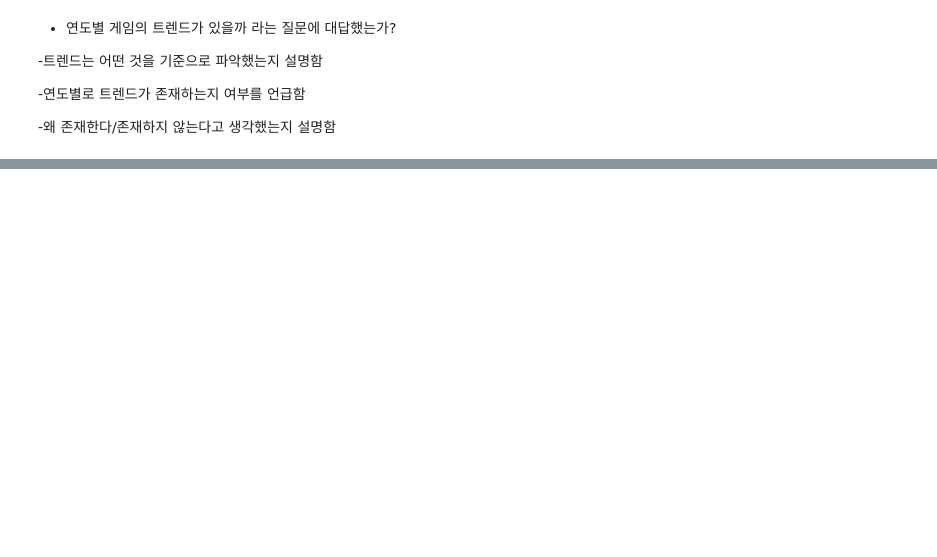
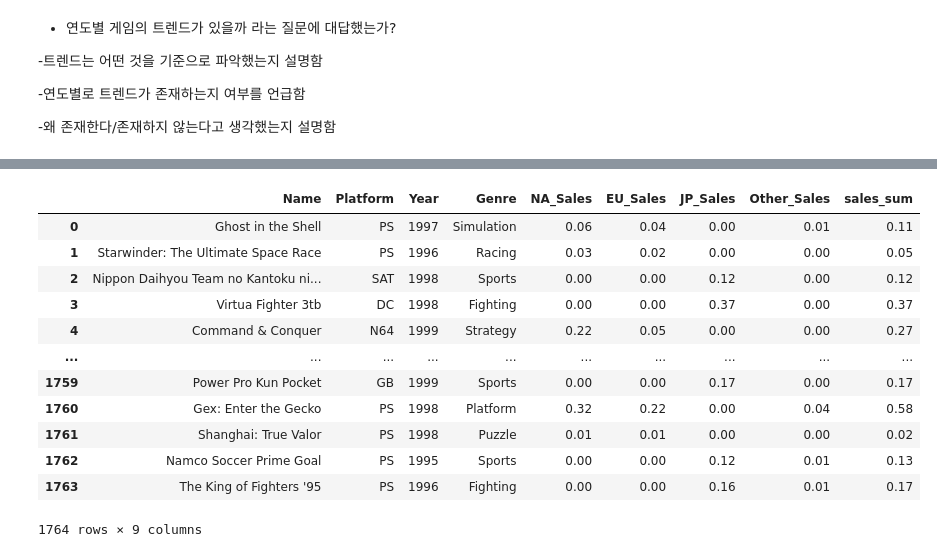
Before and after one commit to matHoYoung/AI_18_JHY_section1, a Jupyter notebook: AI_18_정호영_section1.ipynb, the cells around one changed output, grey strips where cells are left out. Cells and saved outputs as stored; diff of their text form; code cells hidden in the pictures; blank space fills up the shorter version.

```diff
--- a/AI_18_정호영_section1.ipynb
+++ b/AI_18_정호영_section1.ipynb
@@ -358,0 +450,18 @@ game_sum.plot(kind = 'barh',figsize=(15,10));
+# %%
+game_1990['sales_sum'] = game_1990.iloc[:,4:8].sum( axis= 1)
+game_1990 = game_1990.reset_index(drop = True)
+game_1990
+# %% [output]
+|  | Name | Platform | Year | Genre | NA_Sales | EU_Sales | JP_Sales | Other_Sales | sales_sum |
+| 0 | Ghost in the Shell | PS | 1997 | Simulation | 0.06 | 0.04 | 0.00 | 0.01 | 0.11 |
+| 1 | Starwinder: The Ultimate Space Race | PS | 1996 | Racing | 0.03 | 0.02 | 0.00 | 0.00 | 0.05 |
+| 2 | Nippon Daihyou Team no Kantoku ni... | SAT | 1998 | Sports | 0.00 | 0.00 | 0.12 | 0.00 | 0.12 |
+| 3 | Virtua Fighter 3tb | DC | 1998 | Fighting | 0.00 | 0.00 | 0.37 | 0.00 | 0.37 |
+| 4 | Command & Conquer | N64 | 1999 | Strategy | 0.22 | 0.05 | 0.00 | 0.00 | 0.27 |
+| ... | ... | ... | ... | ... | ... | ... | ... | ... | ... |
+| 1759 | Power Pro Kun Pocket | GB | 1999 | Sports | 0.00 | 0.00 | 0.17 | 0.00 | 0.17 |
+| 1760 | Gex: Enter the Gecko | PS | 1998 | Platform | 0.32 | 0.22 | 0.00 | 0.04 | 0.58 |
+| 1761 | Shanghai: True Valor | PS | 1998 | Puzzle | 0.01 | 0.01 | 0.00 | 0.00 | 0.02 |
+| 1762 | Namco Soccer Prime Goal | PS | 1995 | Sports | 0.00 | 0.00 | 0.12 | 0.01 | 0.13 |
+| 1763 | The King of Fighters '95 | PS | 1996 | Fighting | 0.00 | 0.00 | 0.16 | 0.01 | 0.17 |
+1764 rows × 9 columns
```
Also changed, not shown: parts of 15 cells of this notebook.
